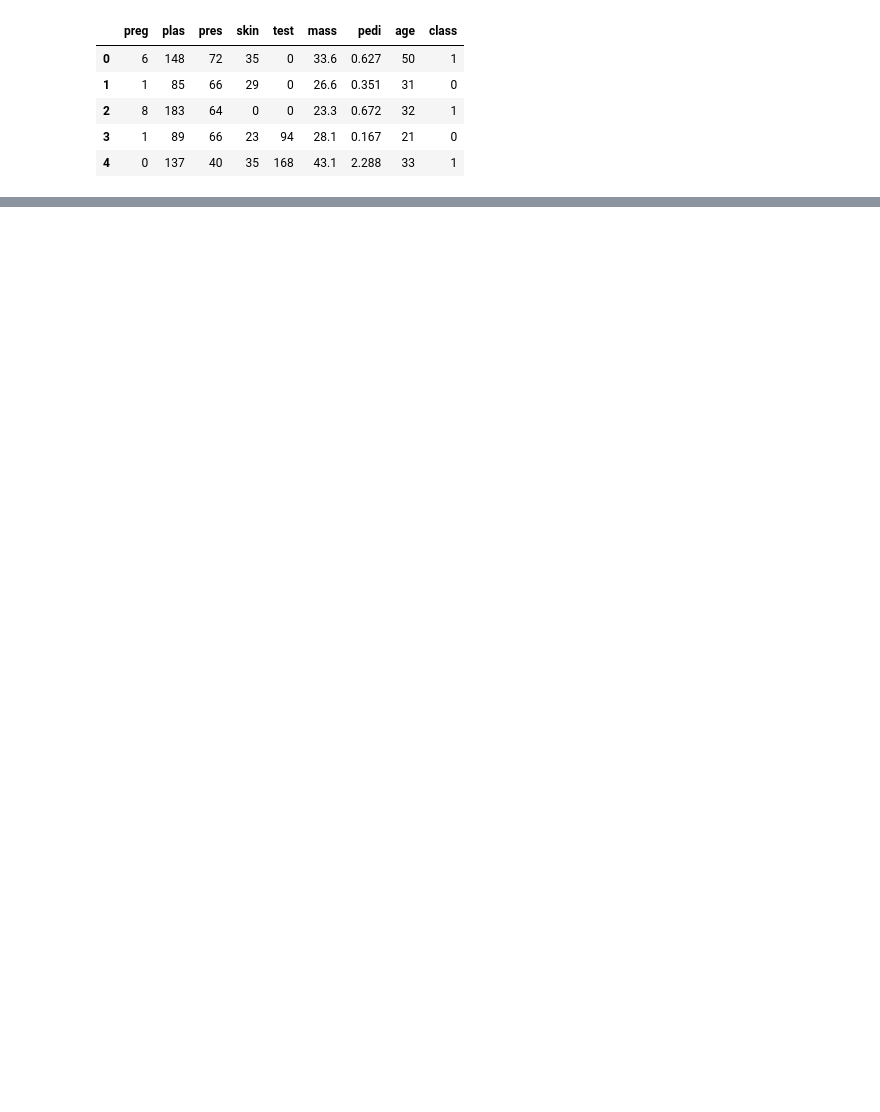
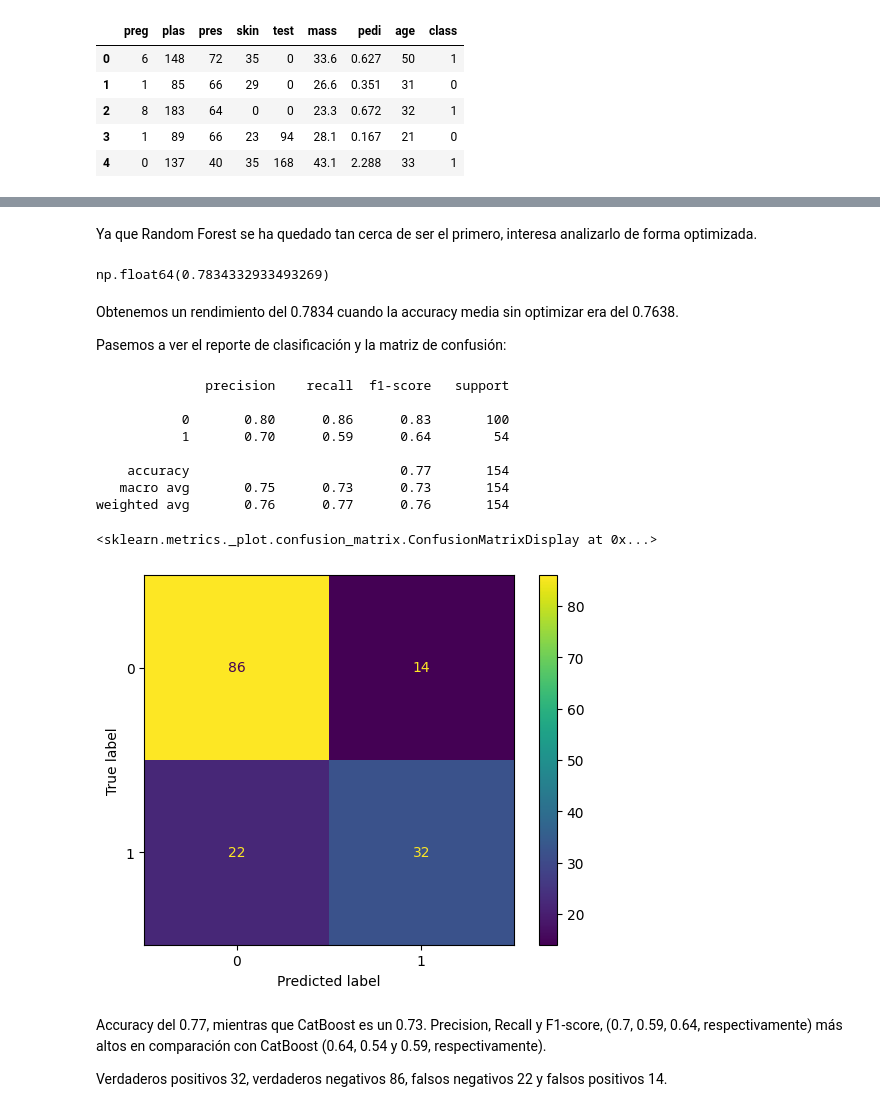
Before and after one commit to JPG250493/Repo-Ejercicios-Jesus, a Jupyter notebook: 04_Machine_Learning/Sprint_11/Unidad_02_ML_Supervisado_Bagging_Boosting/03_Practica_Obligatoria/18_Practica_Obligatoria_Ensembles.ipynb, the cells around one changed output, grey strips where cells are left out. Drawn from its saved outputs; the diff is of its cells as text; code cells hidden in the pictures; blank space fills up the shorter version.

```diff
--- a/04_Machine_Learning/Sprint_11/Unidad_02_ML_Supervisado_Bagging_Boosting/03_Practica_Obligatoria/18_Practica_Obligatoria_Ensembles.ipynb
+++ b/04_Machine_Learning/Sprint_11/Unidad_02_ML_Supervisado_Bagging_Boosting/03_Practica_Obligatoria/18_Practica_Obligatoria_Ensembles.ipynb
@@ -110,0 +245,42 @@ memory usage: 54.1 KB
+# %% [markdown]
+Ya que Random Forest se ha quedado tan cerca de ser el primero, interesa analizarlo de forma optimizada.
+# %%
+param_grid = {
+    "n_estimators": [100, 200, 400],
+    "max_depth": [3, 5, 10, None],
+    "min_samples_leaf": [1, 5, 10],
+    "max_features": ["sqrt", "log2", None]
+}
+
+grid_rf = GridSearchCV(rf_clf, param_grid, cv=5, scoring='accuracy', n_jobs=-1)
+grid_rf.fit(X_train_scaled, y_train)
+
+best_rf = grid_rf.best_estimator_
+grid_rf.best_params_
+grid_rf.best_score_
+# %% [output]
+np.float64(0.7834332933493269)
+# %% [markdown]
+Obtenemos un rendimiento del 0.7834 cuando la accuracy media sin optimizar era del 0.7638.
+
+Pasemos a ver el reporte de clasificación y la matriz de confusión:
+# %%
+y_pred = best_rf.predict(X_test_scaled)
+
+print(classification_report(y_test, y_pred))
+ConfusionMatrixDisplay.from_predictions(y_test, y_pred)
+# %% [output]
+              precision    recall  f1-score   support
+
+           0       0.80      0.86      0.83       100
+           1       0.70      0.59      0.64        54
+
+    accuracy                           0.77       154
+   macro avg       0.75      0.73      0.73       154
+weighted avg       0.76      0.77      0.76       154
+<sklearn.metrics._plot.confusion_matrix.ConfusionMatrixDisplay at 0x...>
+[figure, added]
+# %% [markdown]
+Accuracy del 0.77, mientras que CatBoost es un 0.73. Precision, Recall y F1-score, (0.7, 0.59, 0.64, respectivamente) más altos en comparación con CatBoost (0.64, 0.54 y 0.59, respectivamente).
+
+Verdaderos positivos 32, verdaderos negativos 86, falsos negativos 22 y falsos positivos 14.
```
Also changed, not shown: parts of 21 cells of this notebook, 4 other files.
